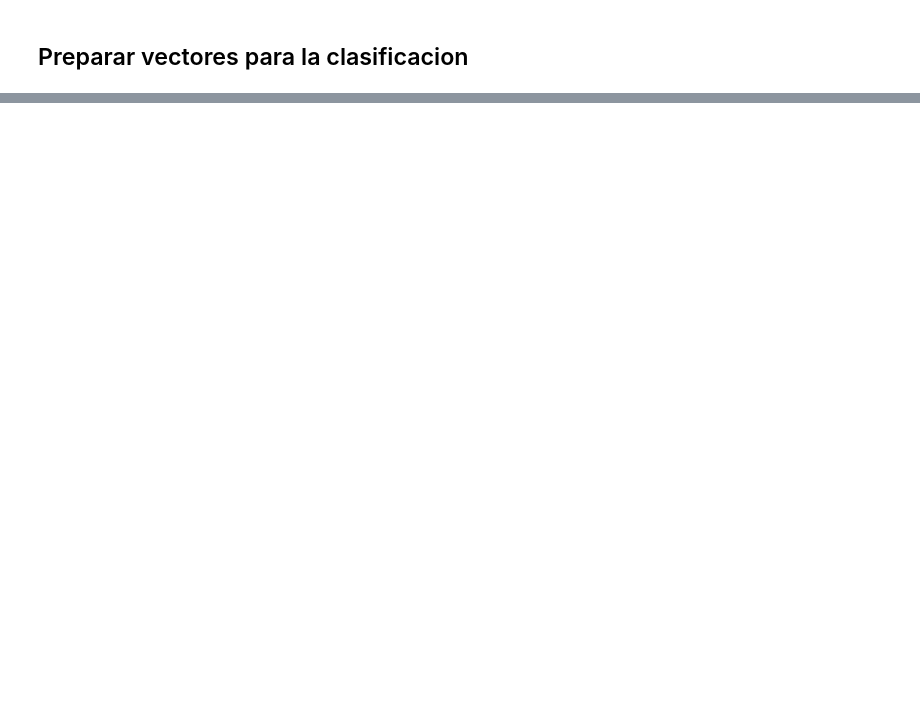
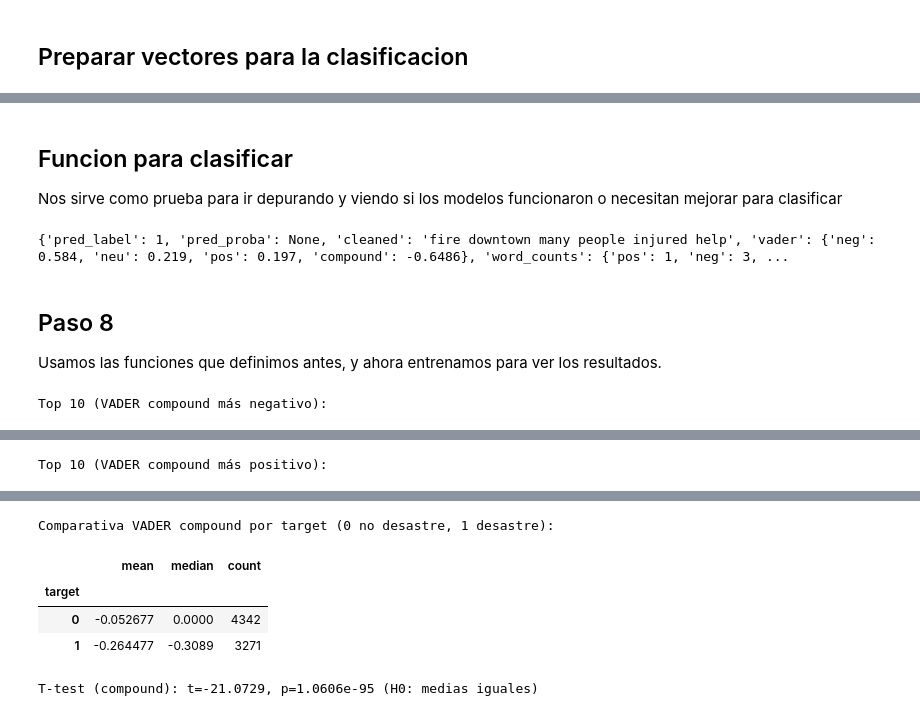
Before and after one commit to JavierC22153/Laboratorios_DataScience, a Jupyter notebook: Lab_5_Data_Science.ipynb, the cells around one changed output, grey strips where cells are left out. Drawn from its saved outputs; the diff is of its cells as text; code cells hidden in the pictures; blank space fills up the shorter version.

```diff
--- a/Lab_5_Data_Science.ipynb
+++ b/Lab_5_Data_Science.ipynb
@@ -237,7 +337,13 @@ weighted avg       0.80      0.80      0.80      1523
+# %% [markdown]
+## Funcion para clasificar
+
+Nos sirve como prueba para ir depurando y viendo si los modelos funcionaron o necesitan mejorar para clasificar
 # %%
 # Ahora agarramos el que nos tiro mejores resultados arriba y lo ponemos en "best_model" y este nos
-# ayudara a clasificar el tweet
-best_model = resultados["Logistic Regression"][0]
+# ayudara a clasificar el tweet [El que mejor sale es el Logistic o LinearSVC entre ellos tienen los mejores resultados y se alterna
+# cual gana, asi que toca actualizar aqui abajo
+best_model = resultados["LinearSVC"][0]
+# La ultima vez que lo corri gano el LinearSVC con los hiperparametros que tiene
 
 def clasificar_tweet(text, model=best_model, vectorizer=vectorizer, include_negativity=False):
 
@@ -264,5 +370,54 @@ def clasificar_tweet(text, model=best_model, vectorizer=vectorizer, include_nega
         "vader": vader_scores,
         "word_counts": counts
     }
-
+# Aqui podemos agarrar un tweet del csv o del head de hace varios chunks y esto lo clasificara
 print(clasificar_tweet("There is a fire in downtown!!! Many people injured :( #help"))
+# %% [output]
+{'pred_label': 1, 'pred_proba': None, 'cleaned': 'fire downtown many people injured help', 'vader': {'neg': 0.584, 'neu': 0.219, 'pos': 0.197, 'compound': -0.6486}, 'word_counts': {'pos': 1, 'neg': 3, ...
+# %% [markdown]
+## Paso 8
+
+Usamos las funciones que definimos antes, y ahora entrenamos para ver los resultados.
+# %%
+# prueba en dataset para crear columnas con conteos y un score de 'negativity'
+train_counts = train["clean_text_sent"].apply(contar_palabras_pos_neg_neu).apply(pd.Series)
+# train = pd.concat([train, train_counts], axis=1) # train_counts contiene pos,neg,neu, pos_words, neg_words
+train[['pos', 'neg', 'neu', 'pos_words', 'neg_words']] = train_counts
+
+# variable numerica 'negativity'
+train["negativity"] = train["neg"] - train["pos"]
+
+# guardar VADER compound por observación
+train["vader_compound"] = train["clean_text_sent"].apply(lambda t: sia.polarity_scores(t)["compound"])
+
+"""
+Paso 9 - usa las fucniones del paso 8
+"""
+
+# luego inspeccionamos 10 [tambien lo podemos cambiar para ver mejor el panorama]
+# tweets más negativos y positivos
+top10_mas_negativos = train.sort_values("negativity", ascending=False).head(10)
+# para usar VADER compound en su lugar => sort_values("vader_compound")
+
+top10_vader_neg = train.sort_values("vader_compound").head(10)
+top10_vader_pos = train.sort_values("vader_compound", ascending=False).head(10)
+
+print("Top 10 (VADER compound más negativo):")
+display(top10_vader_neg[["text","clean_text_sent","vader_compound","target"]])
+
+print("Top 10 (VADER compound más positivo):")
+display(top10_vader_pos[["text","clean_text_sent","vader_compound","target"]])
+
+# luego a comparar si los tweets de la categoría 'desastre' son más negativos que la otra categoría (punto 9.3)
+agg = train.groupby("target")["vader_compound"].agg(["mean","median","count"])
+print("Comparativa VADER compound por target (0 no desastre, 1 desastre):")
+display(agg)
+
+# Estadística simple: t-test para ver las diferencias en las medias
+from scipy.stats import ttest_ind
+a = train[train["target"]==1]["vader_compound"].dropna()
+b = train[train["target"]==0]["vader_compound"].dropna()
+tstat, pval = ttest_ind(a, b, equal_var=False)
+print(f"T-test (compound): t={tstat:.4f}, p={pval:.4e} (H0: medias iguales)")
+# %% [output]
+Top 10 (VADER compound más negativo):
@@ -268,0 +435 @@ print(clasificar_tweet("There is a fire in downtown!!! Many people injured :( #h
+Top 10 (VADER compound más positivo):
@@ -268,0 +447,6 @@ print(clasificar_tweet("There is a fire in downtown!!! Many people injured :( #h
+Comparativa VADER compound por target (0 no desastre, 1 desastre):
+|  | mean | median | count |
+| target |  |  |  |
+| 0 | -0.052677 | 0.0000 | 4342 |
+| 1 | -0.264477 | -0.3089 | 3271 |
+T-test (compound): t=-21.0729, p=1.0606e-95 (H0: medias iguales)
```
Also changed, not shown: parts of 9 cells of this notebook.
